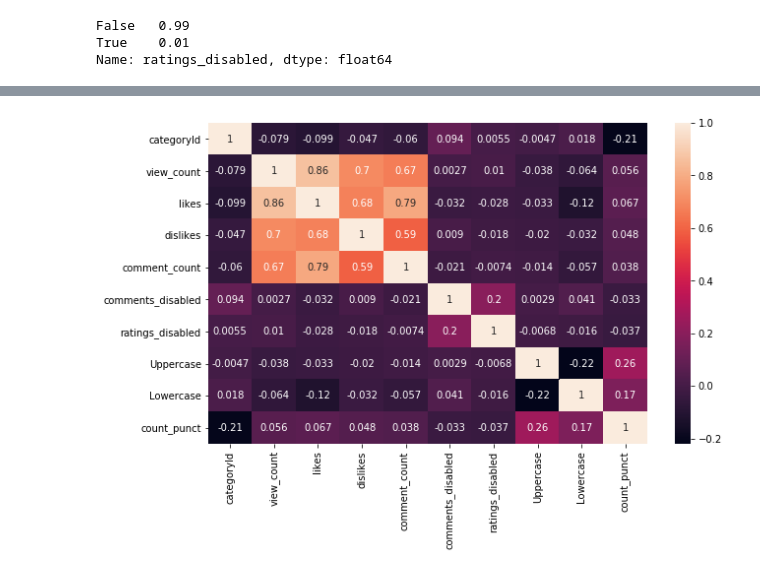
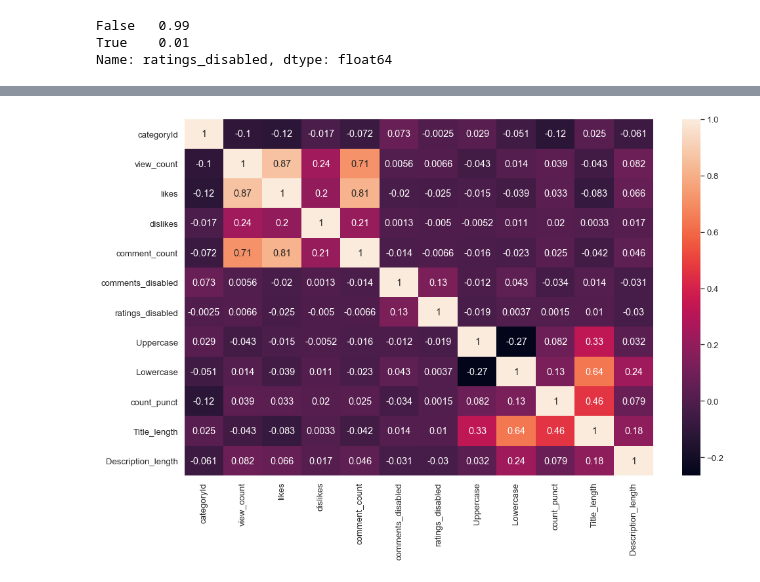
Before and after one commit to MRDVGroupProjectCSPB4502/MRDVGroupProjectCSPB4502, a Jupyter notebook: src/Dan/EDA_Dan.ipynb, the cells around one changed output, grey strips where cells are left out. Cells and saved outputs as stored; diff of their text form; code cells hidden in the pictures.

```diff
--- a/src/Dan/EDA_Dan.ipynb
+++ b/src/Dan/EDA_Dan.ipynb
@@ -16,0 +18,11 @@ trend_videos = pd.read_csv(r'C:\Users\Dshac\OneDrive\Documents\CSPB4502\FinalPro
+# %%
+path = r'..\..\dataset\archive'
+all_files = glob.glob(path+ "/*.csv")
+
+li =[]
+
+for filename in all_files:
+    df = pd.read_csv(filename, index_col=None, header=0)
+    li.append(df)
+
+trend_videos = pd.concat(li, axis=0, ignore_index=True)
@@ -219,5 +246,6 @@ trend_videos.head()
 # %%
-figure = plt.subplots(figsize=(10,6))
+sns.set(font_scale=1.2)
+figure = plt.subplots(figsize=(16,10))
 corr_map = sns.heatmap(trend_videos.corr(), annot=True)
 # %% [output]
-[figure, old version]
+[figure, new version]
```
Also changed, not shown: parts of 47 cells of this notebook.
